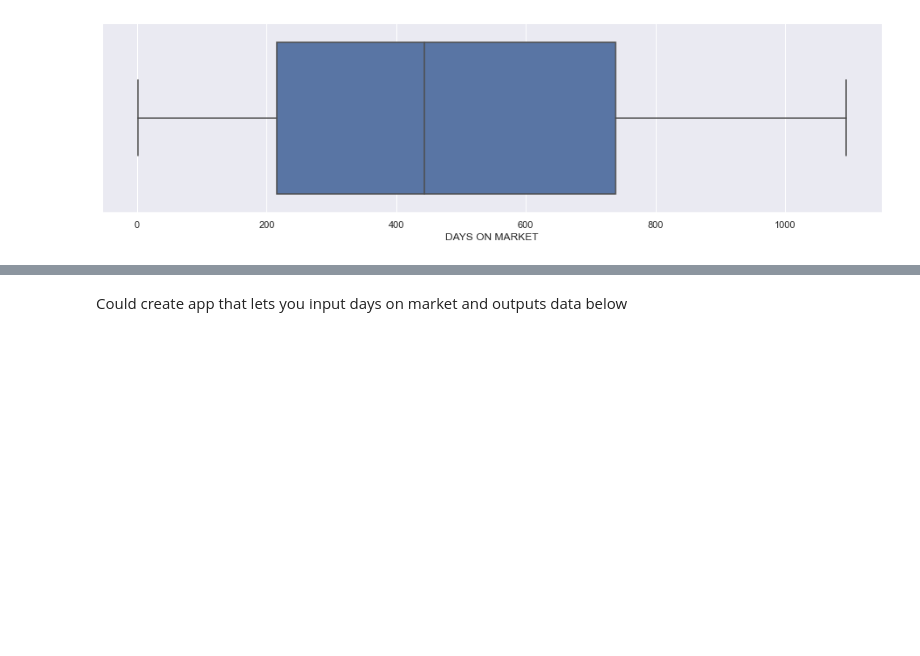
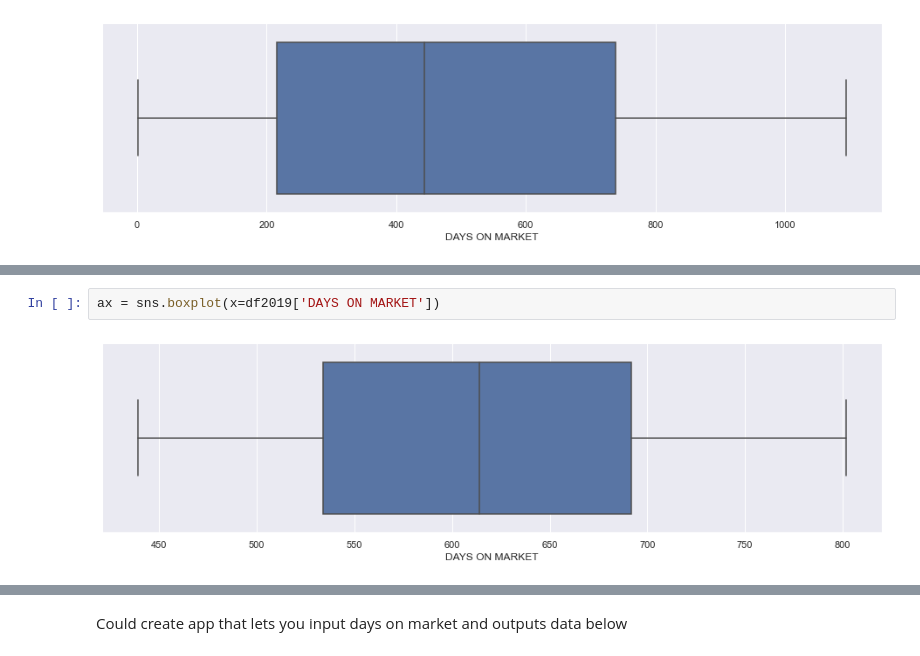
Before and after one commit to randallb15/PredictingSAHomeValues, a Jupyter notebook: GettingTheModel.ipynb, the cells around one changed output, grey strips where cells are left out. Saved outputs shown, nothing was run; the diff lists cells and outputs as text; blank space fills up the shorter version.

```diff
--- a/GettingTheModel.ipynb
+++ b/GettingTheModel.ipynb
@@ -38,0 +86,4 @@ ax = sns.boxplot(x=neighborhoods_cleaned['DAYS ON MARKET'])
+# %%
+ax = sns.boxplot(x=df2019['DAYS ON MARKET'])
+# %% [output]
+[figure, added]
```
Also changed, not shown: parts of 31 cells of this notebook.
